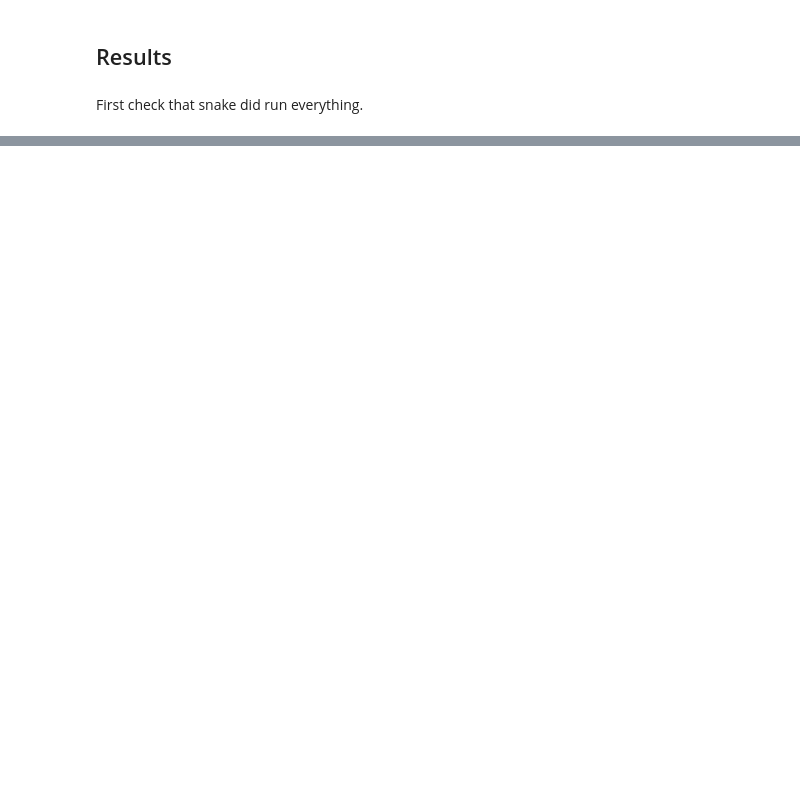
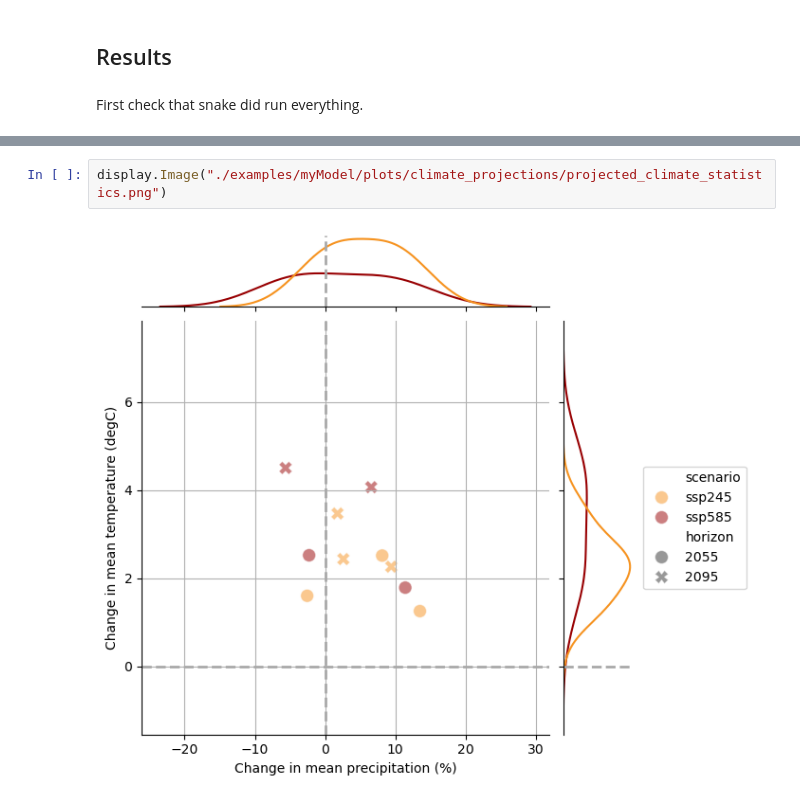
Before and after one commit to Deltares/blueearth_cst, a Jupyter notebook: docs/notebooks/Climate projections.ipynb, the cells around one changed output, grey strips where cells are left out. Drawn from its saved outputs; the diff is of its cells as text; blank space fills up the shorter version.

```diff
--- a/docs/notebooks/Climate projections.ipynb
+++ b/docs/notebooks/Climate projections.ipynb
@@ -137,0 +207,4 @@ for path, _, files in os.walk(root):
+# %%
+display.Image("./examples/myModel/plots/climate_projections/projected_climate_statistics.png")
+# %% [output]
+[figure, added]
```
Also changed, not shown: parts of 27 cells of this notebook, 23 other files.
